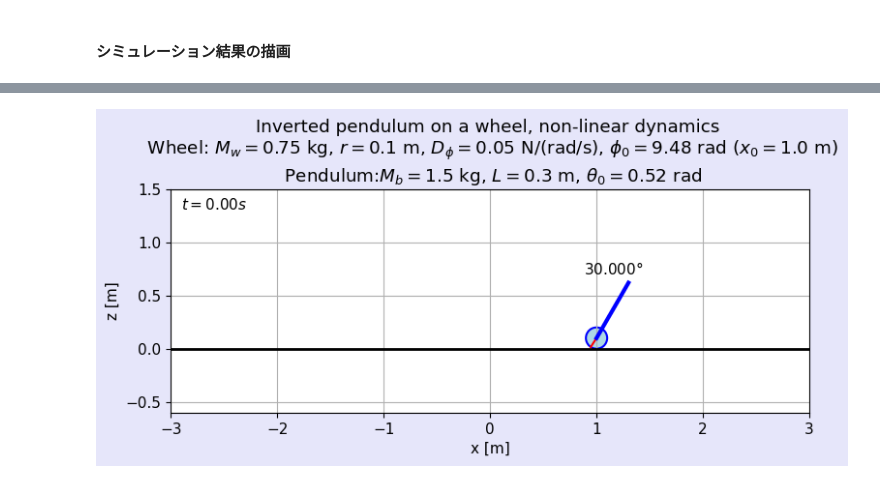
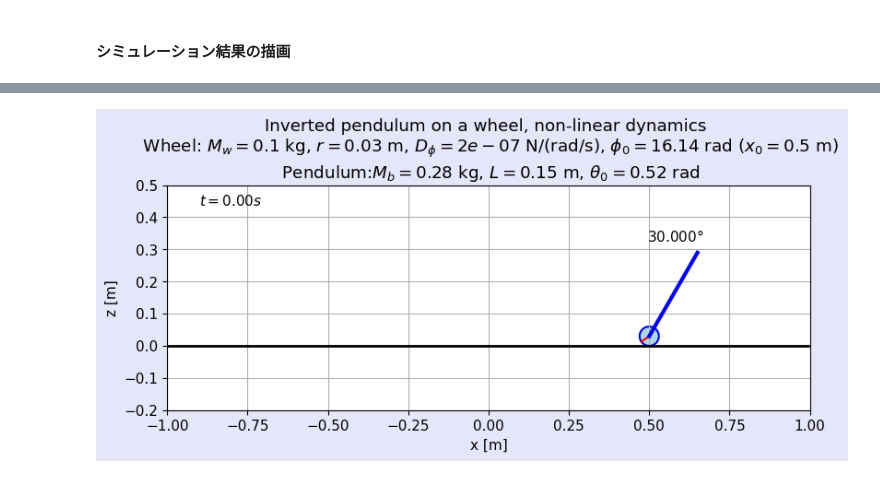
Before and after one commit to HoneyMack/wheel_inverted_pendulum, a Jupyter notebook: motor_driven_wheeled_inverted_pendulum_simulation.ipynb, the cells around one changed output, grey strips where cells are left out. Drawn from its saved outputs; the diff is of its cells as text; code cells hidden in the pictures.

```diff
--- a/motor_driven_wheeled_inverted_pendulum_simulation.ipynb
+++ b/motor_driven_wheeled_inverted_pendulum_simulation.ipynb
@@ -757,16 +757,14 @@ class MotoredWheelInvertedPendulumSimulator:
 #### パラメータの設定
 # %%
 # 車体
-M_b = 1.50
-L = 0.30
+M_b = 0.28
+L = 0.15
 I_b = M_b * L**2 / 3
 # 車輪
-M_w = 0.75
-r = 0.10
+M_w = 0.1
+r = 0.03
 I_w = M_w * r**2 / 2
-D_phi = 0.05
-# 重力加速度
-g = 9.8
+D_phi = 2.0e-7
 # 外乱力点
 l = 2 * L
 
@@ -788,9 +786,9 @@ t_end = 10
 dt = 0.01
 t_points = np.arange(0, t_end, dt)
 
-#初期条件の設定：30度傾け、位置を1mずらした状態から開始
+#初期条件の設定：30度傾け、位置を0.5mずらした状態から開始
 theta_init = np.radians(30)
-x_init = 1
+x_init = 0.5
 phi_init = x_init / r - theta_init
 
 
@@ -906,69 +904,72 @@ plot_time_domain(subtitle, t_points, data_list, labels_list)
 # %%
 # アニメーションを描画
 
 # カラーマップ
 cmap = plt.get_cmap("tab10")
 
 # プロット
 plt.rcParams["font.size"] = 11
-fig, ax = plt.subplots(1, 1, figsize=(9, 3))
+fig, ax = plt.subplots(1, 1, figsize=(9, 4))
 fig.patch.set_facecolor("lavender")
 
 ax.set_aspect("equal")
 
 # グラフのプロパティの設定
 subtitle = f"Inverted pendulum on a wheel, non-linear dynamics \n \
 Wheel: $M_w = {M_w}$ kg, $r = {r}$ m, $D_\\phi = {D_phi}$ N/(rad/s), \
 $\\phi_0= {phi_init:.2f}$ rad ($x_0 = {r * (theta_init + phi_init):.1f}$ m)\n \
 Pendulum:$M_b = {M_b}$ kg, $L = {L}$ m, $\\theta_0 = {theta_init:.2f}$ rad"
 
-plot_scale = 3
+plot_scale = 1
 
 set_axis_properties(ax,[-plot_scale, plot_scale], [-plot_scale/5, plot_scale/2], "x [m]", "z [m]", subtitle, grid=True)
 
 
 # アニメーションレンダリング
+def initialize_pendulum_animation(ax):
+    # 時刻表示
+    text_time = ax.text(
+        -plot_scale + 0.1,
+        plot_scale / 2 - plot_scale / 20,
+        f"$t = {t_points[0]:.2f} s$",
+        va="center",
+    )
 
-# 時刻表示
-text_time = ax.text(
-    -plot_scale + 0.1,
-    plot_scale / 2 - plot_scale / 20,
-    f"$t = {t_points[0]:.2f} s$",
-    va="center",
-)
+    # 床描画
+    ax.plot([-10, 10], [0, 0], lw=2, color="black")
 
-# 床描画
-ax.plot([-10, 10], [0, 0], lw=2, color="black")
+    # 車輪描画
+    wheel = patches.Circle(xy=(x_hist[0], r), radius=r, lw=1.5, ec="blue", fc="lightblue")
+    ax.add_patch(wheel)
 
-# 車輪描画
-wheel = patches.Circle(xy=(x_hist[0], r), radius=r, lw=1.5, ec="blue", fc="lightblue")
-ax.add_patch(wheel)
+    #　車輪角度マーカー（車輪の回転角度を把握するための線分）を車輪に描画
+    (line_angle,) = ax.plot(
+    [x_hist[0], x_hist[0] + r * np.sin(theta_hist[0] + phi_hist[0])],
+    [r, r + r * np.cos(theta_hist[0] + phi_hist[0])],
+    lw=1.5,
+    c="red",
+    )
 
-#　車輪角度マーカー（車輪の回転角度を把握するための線分）を車輪に描画
-(line_angle,) = ax.plot(
-   [x_hist[0], x_hist[0] + r * np.sin(theta_hist[0] + phi_hist[0])],
-   [r, r + r * np.cos(theta_hist[0] + phi_hist[0])],
-   lw=1.5,
-   c="red",
-)
+    # 車体描画
+    (pendulum,) = ax.plot(
+    [x_hist[0], x_hist[0] + 2 * L * np.sin(theta_hist[0])],
+    [r, r + 2 * L * np.cos(theta_hist[0])],
+    lw=3,
+    color="blue",
+    )
 
-# 車体描画
-(pendulum,) = ax.plot(
-   [x_hist[0], x_hist[0] + 2 * L * np.sin(theta_hist[0])],
-   [r, r + 2 * L * np.cos(theta_hist[0])],
-   lw=3,
-   color="blue",
-)
+    # 車体の傾斜角度描画
+    text_angle = ax.text(
+        x_hist[0] + 1.1 * L * np.sin(theta_hist[0]),
+        r + 2 * L * 1.1 * np.cos(theta_hist[0]),
+        f"${np.degrees(theta_hist[0]):.3f}\degree$",
+        ha="center",
+        va="bottom",
+    )
+    return wheel, line_angle, pendulum, text_time, text_angle
 
-# 車体の傾斜角度描画
-text_angle = ax.text(
-    x_hist[0] + 1.1 * L * np.sin(theta_hist[0]),
-    r + 2 * L * 1.1 * np.cos(theta_hist[0]),
-    f"${np.degrees(theta_hist[0]):.3f}\degree$",
-    ha="center",
-    va="bottom",
-)
+wheel, line_angle, pendulum, text_time, text_angle = initialize_pendulum_animation(ax)
 # %% [output]
-[figure, old version]
+[figure, new version]
 # %%
 # フレーム更新関数
```
Also changed, not shown: parts of 20 cells of this notebook.
